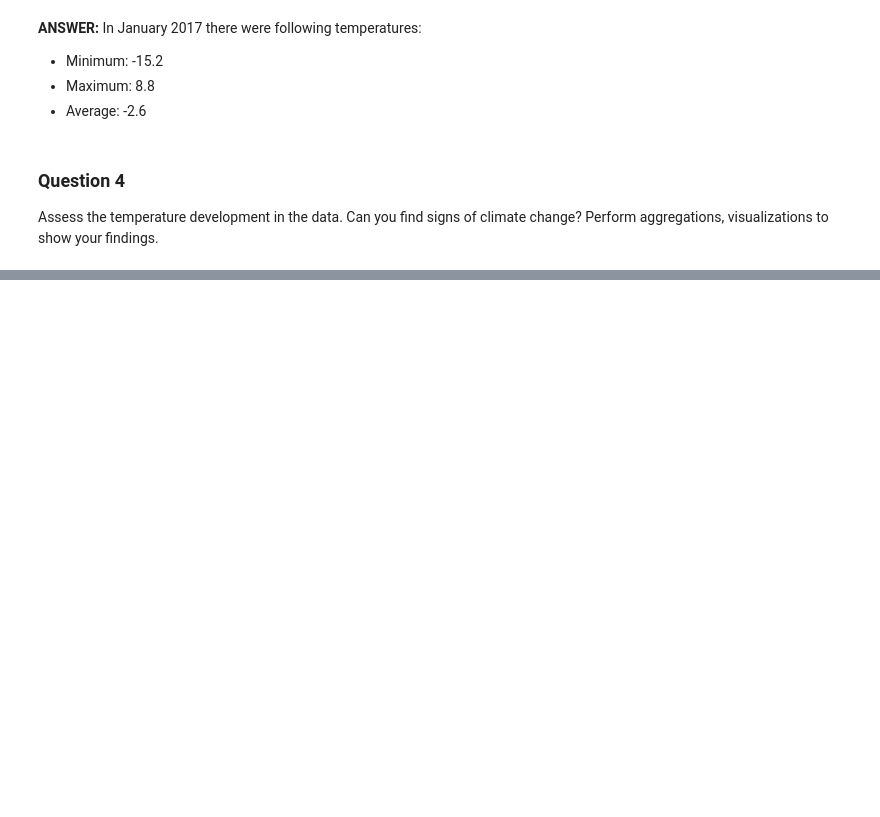
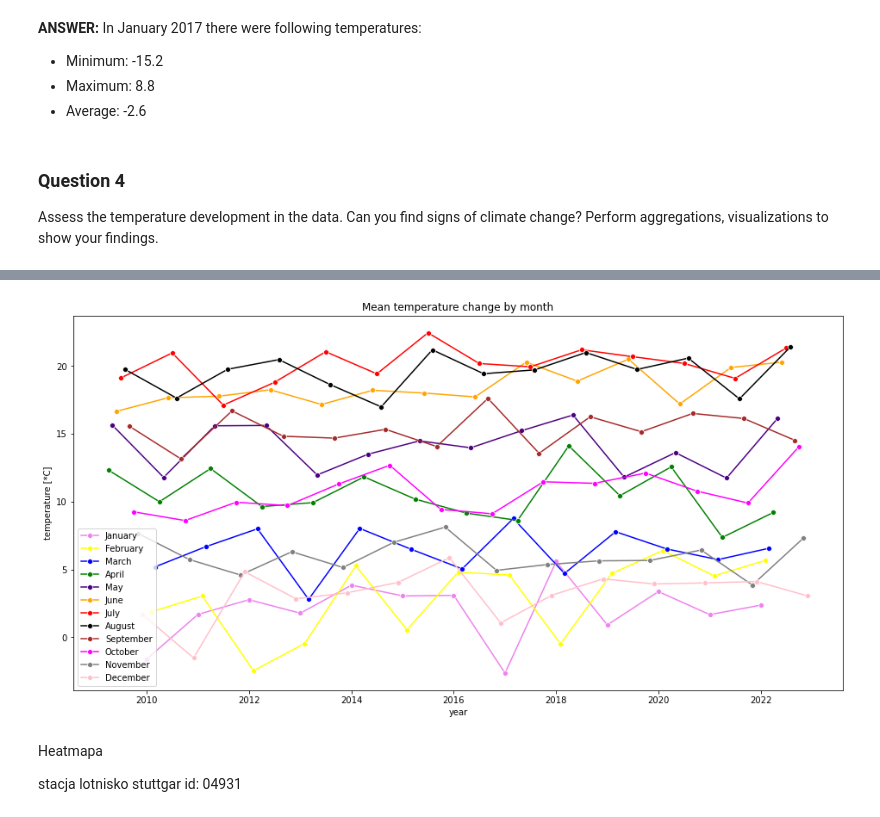
Before and after one commit to wojciechkarcz/SQL_Python_coding_challenge, a Jupyter notebook: part2_python.ipynb, the cells around one changed output, grey strips where cells are left out. Cells and saved outputs as stored; diff of their text form; code cells hidden in the pictures; blank space fills up the shorter version.

```diff
--- a/part2_python.ipynb
+++ b/part2_python.ipynb
@@ -288,0 +324,49 @@ df_monthly_mean['temp'].plot()
+# %%
+def label_color(month):
+    if month == 1:
+        return 'January','violet'
+    elif month == 2:
+        return 'February','yellow'
+    elif month == 3:
+        return 'March','blue'
+    elif month == 4:
+        return 'April','green'
+    elif month == 5:
+        return 'May','indigo'
+    elif month == 6:
+        return 'June','orange'
+    elif month == 7:
+        return 'July','red'
+    elif month == 8:
+        return 'August','black'
+    elif month == 9:
+        return 'September','brown'
+    elif month == 10:
+        return 'October','magenta'
+    elif month == 11:
+        return 'November','grey'
+    else:
+        return 'December','pink'
+
+def plot_month(month, data):
+    label, color = label_color(month)
+    mdata = data[data.index.month == month]
+    sns.lineplot(data=mdata,label=label,color=color,marker='o')
+
+def sns_plot(data):
+    plt.figure(figsize=(16,8))
+    plt.title('Mean temperature change by month')
+    plt.xlabel('year')
+    plt.ylabel('temperature [*C]')
+    for i in range(1,13):
+        plot_month(i,data)
+    plt.show()
+
+
+sns_plot(df_monthly_mean['temp'])
+# %% [output]
+[figure, added]
+# %% [markdown]
+Heatmapa
+
+stacja lotnisko stuttgar id: 04931
```
Also changed, not shown: parts of 20 cells of this notebook.
